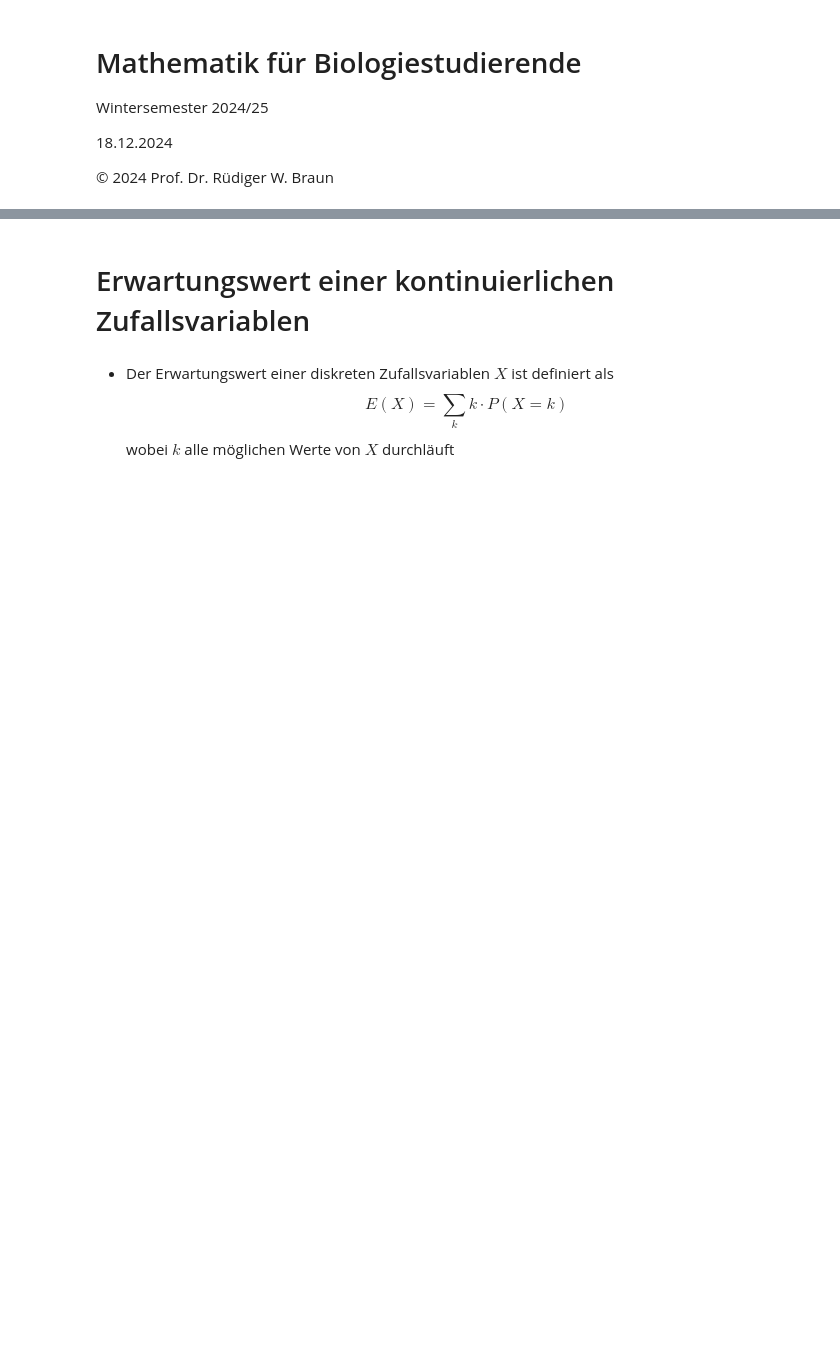
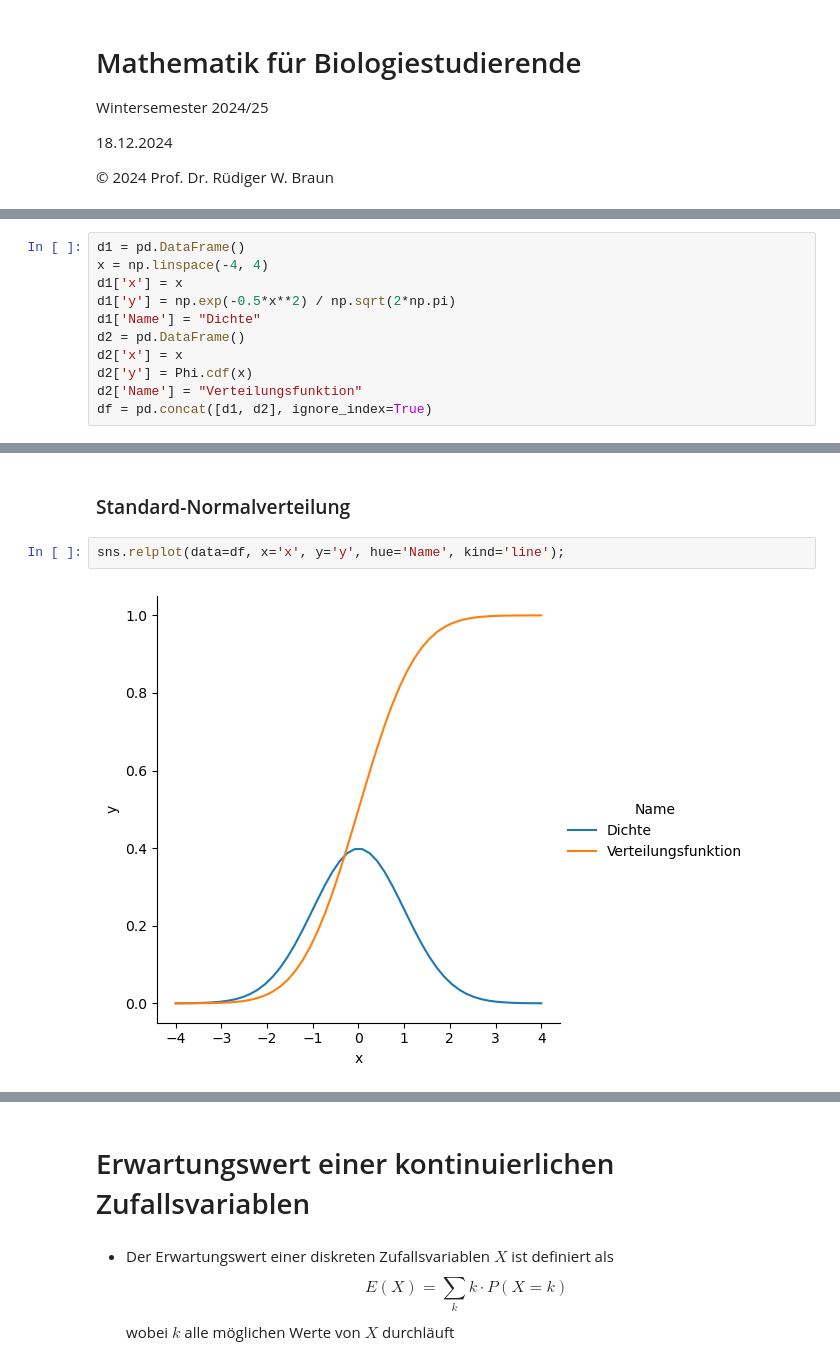
Before and after one commit to Ruediger-Braun/mfb2425, a Jupyter notebook: lektion11.ipynb, the cells around one changed output, grey strips where cells are left out. Cells and saved outputs as stored; diff of their text form; blank space fills up the shorter version.

```diff
--- a/lektion11.ipynb
+++ b/lektion11.ipynb
@@ -21,0 +61,11 @@ Phi.cdf(-1.8)
+# %%
+d1 = pd.DataFrame()
+x = np.linspace(-4, 4)
+d1['x'] = x
+d1['y'] = np.exp(-0.5*x**2) / np.sqrt(2*np.pi)
+d1['Name'] = "Dichte"
+d2 = pd.DataFrame()
+d2['x'] = x
+d2['y'] = Phi.cdf(x)
+d2['Name'] = "Verteilungsfunktion"
+df = pd.concat([d1, d2], ignore_index=True)
@@ -21,0 +81,6 @@ Phi.cdf(-1.8)
+# %% [markdown]
+### Standard-Normalverteilung
+# %%
+sns.relplot(data=df, x='x', y='y', hue='Name', kind='line');
+# %% [output]
+[figure, added]
```
Also changed, not shown: parts of 52 cells of this notebook.
